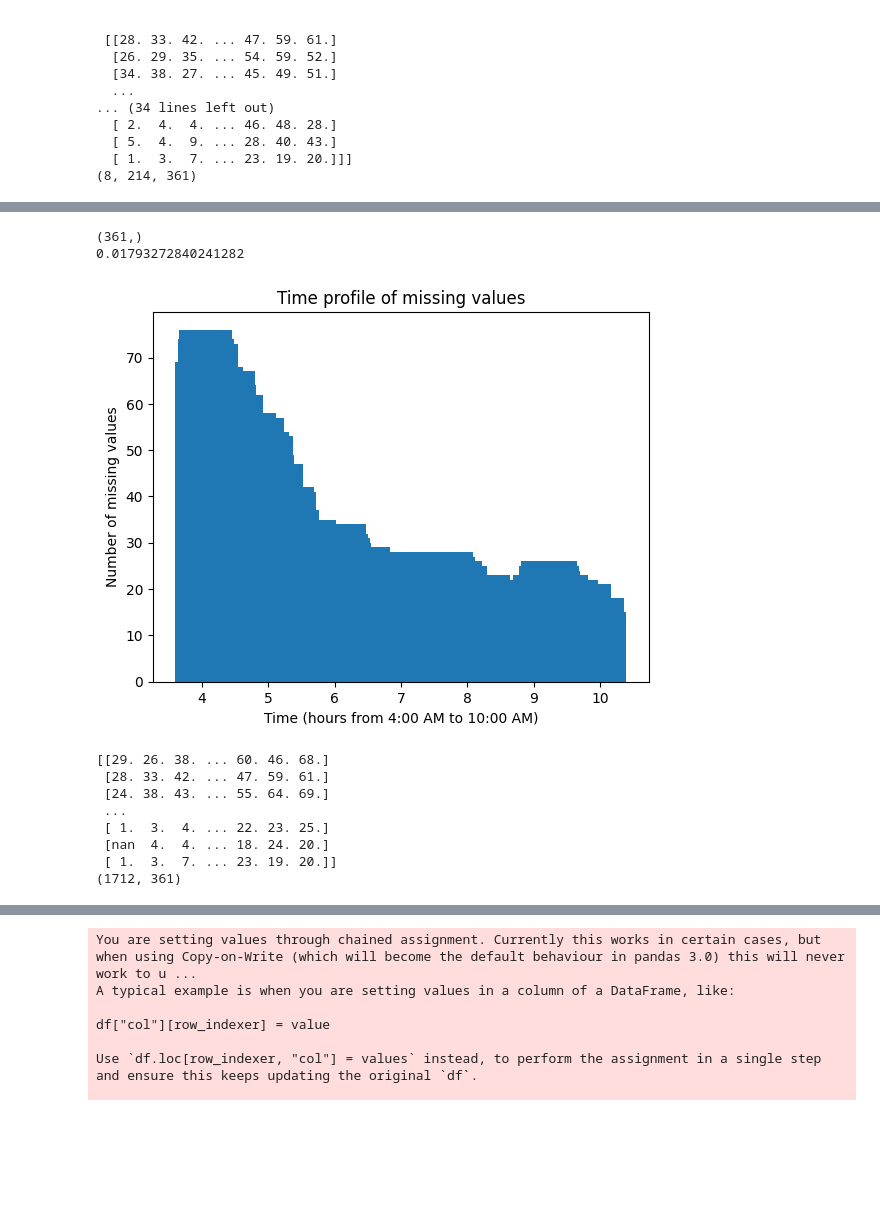
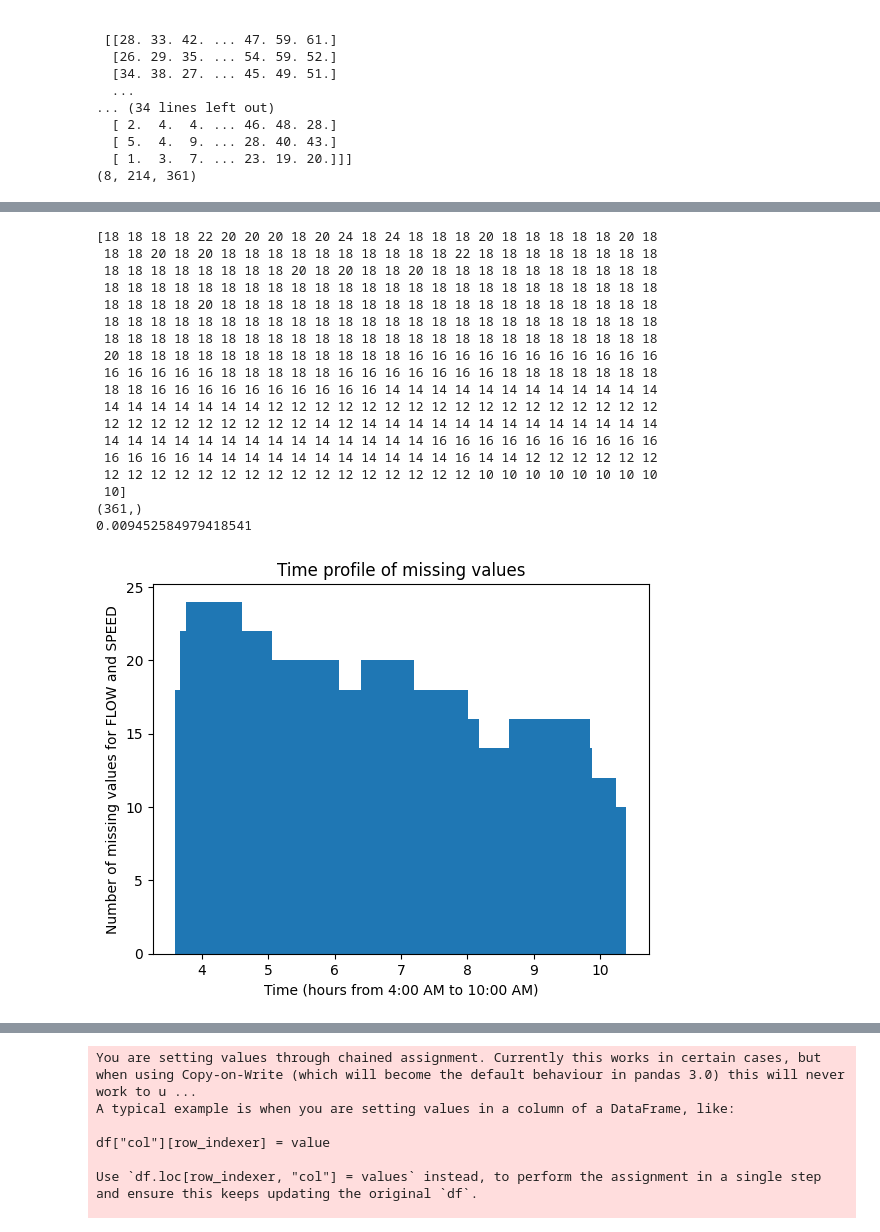
Before and after one commit to HR0262/AI-in-transportation-assignments, a Jupyter notebook: project/projectcodexgblstm.ipynb, the cells around one changed output, grey strips where cells are left out. Drawn from its saved outputs; the diff is of its cells as text; code cells hidden in the pictures; blank space fills up the shorter version.

```diff
--- a/project/projectcodexgblstm.ipynb
+++ b/project/projectcodexgblstm.ipynb
@@ -229,54 +230,63 @@ print(vectorized_day_dataset_flow0)
 # Calculate the number of missing values per 1-minute interval
 nans_per_time_all_portals = np.zeros(361,)
 
-# 循环遍历每个portal  Loop through each portal
-for i in range(8):
-    # 计算当前portal的每个时间间隔的缺失值数量  Count the number of missing values for each time interval of the current portal
-    nans_per_time = np.sum(np.isnan(final_vectorized_dataset[i]), axis=0)
-    # 累加到总缺失值数组  Accumulate to an array of total missing values
-    nans_per_time_all_portals += nans_per_time
+# # 循环遍历每个portal  Loop through each portal
+# for i in range(8):
+#     # 计算当前portal的每个时间间隔的缺失值数量  Count the number of missing values for each time interval of the current portal
+#     nans_per_time = np.sum(np.isnan(final_vectorized_dataset[i]), axis=0)
+#     # 累加到总缺失值数组  Accumulate to an array of total missing values
+#     nans_per_time_all_portals += nans_per_time
 
+nans_per_time_all_portals = np.sum(np.isnan(vectorized_day_dataset_speed0), axis=0) + np.sum(np.isnan(vectorized_day_dataset_flow0), axis=0)
+print(nans_per_time_all_portals)
 print(nans_per_time_all_portals.shape)
 
 # Define the number of 1-minute intervals between 4:00 AM and 10:00 AM
 nintvals = 361  # 6 hours * 60 minutes = 360 intervals
 
 # Create an array 'x_axis' representing the 1-minute intervals
 x_axis = np.arange(0, nintvals, 1, dtype=int)
 
 # Initialize an empty list 'x_axis_hours' to store time values in hours
 x_axis_hours = []
 
 # Convert interval indices to hours and append them to 'x_axis_hours'
 for i in range(0, len(x_axis)):
     x_axis_hours.append(4 + float(x_axis[i]) / 60)  # Start at 4 AM, and each interval is 1 minute
 
 # Plot the number of missing values over time
 fig, ax = plt.subplots()
 ax.bar(x_axis_hours, height=nans_per_time_all_portals)
 print(sum(nans_per_time_all_portals)/(8*214*361))
 # Set labels and title
-ax.set_ylabel('Number of missing values')
+ax.set_ylabel('Number of missing values for FLOW and SPEED')
 ax.set_xlabel('Time (hours from 4:00 AM to 10:00 AM)')
 ax.set_title('Time profile of missing values')
 
 # Display the plot
 plt.show()
 # %% [output]
+[18 18 18 18 22 20 20 20 18 20 24 18 24 18 18 18 20 18 18 18 18 18 20 18
+ 18 18 20 18 20 18 18 18 18 18 18 18 18 18 18 22 18 18 18 18 18 18 18 18
+ 18 18 18 18 18 18 18 18 20 18 20 18 18 20 18 18 18 18 18 18 18 18 18 18
+ 18 18 18 18 18 18 18 18 18 18 18 18 18 18 18 18 18 18 18 18 18 18 18 18
+ 18 18 18 18 20 18 18 18 18 18 18 18 18 18 18 18 18 18 18 18 18 18 18 18
+ 18 18 18 18 18 18 18 18 18 18 18 18 18 18 18 18 18 18 18 18 18 18 18 18
+ 18 18 18 18 18 18 18 18 18 18 18 18 18 18 18 18 18 18 18 18 18 18 18 18
+ 20 18 18 18 18 18 18 18 18 18 18 18 18 16 16 16 16 16 16 16 16 16 16 16
+ 16 16 16 16 16 18 18 18 18 18 16 16 16 16 16 16 16 18 18 18 18 18 18 18
+ 18 18 16 16 16 16 16 16 16 16 16 16 14 14 14 14 14 14 14 14 14 14 14 14
+ 14 14 14 14 14 14 14 12 12 12 12 12 12 12 12 12 12 12 12 12 12 12 12 12
+ 12 12 12 12 12 12 12 12 12 14 12 14 14 14 14 14 14 14 14 14 14 14 14 14
+ 14 14 14 14 14 14 14 14 14 14 14 14 14 14 16 16 16 16 16 16 16 16 16 16
+ 16 16 16 16 14 14 14 14 14 14 14 14 14 14 14 16 14 14 12 12 12 12 12 12
+ 12 12 12 12 12 12 12 12 12 12 12 12 12 12 12 12 10 10 10 10 10 10 10 10
+ 10]
 (361,)
-0.01793272840241282
+0.009452584979418541
-[figure, old version]
+[figure, new version]
 # %%
-final_vectorized_dataset_2d = final_vectorized_dataset.transpose(1, 0, 2).reshape(-1, final_vectorized_dataset.shape[2])
-print(final_vectorized_dataset_2d)
-print(final_vectorized_dataset_2d.shape)
+# final_vectorized_dataset_2d = final_vectorized_dataset.transpose(1, 0, 2).reshape(-1, final_vectorized_dataset.shape[2])
+# print(final_vectorized_dataset_2d)
+# print(final_vectorized_dataset_2d.shape)
-# %% [output]
-[[29. 26. 38. ... 60. 46. 68.]
- [28. 33. 42. ... 47. 59. 61.]
- [24. 38. 43. ... 55. 64. 69.]
- ...
- [ 1.  3.  4. ... 22. 23. 25.]
- [nan  4.  4. ... 18. 24. 20.]
- [ 1.  3.  7. ... 23. 19. 20.]]
-(1712, 361)
 # %%
```
Also changed, not shown: parts of 13 cells of this notebook.
